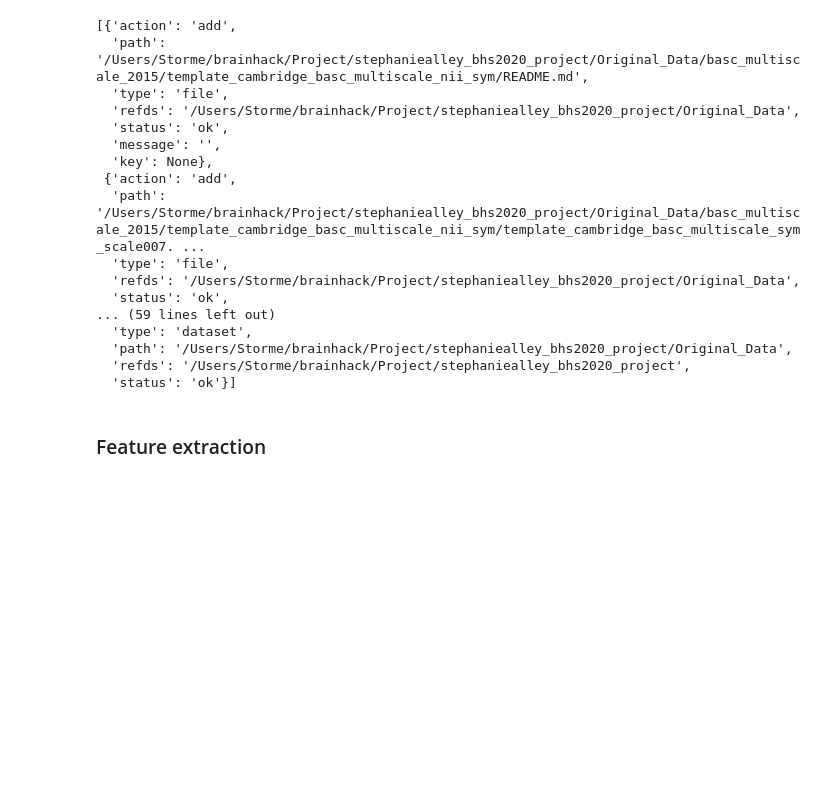
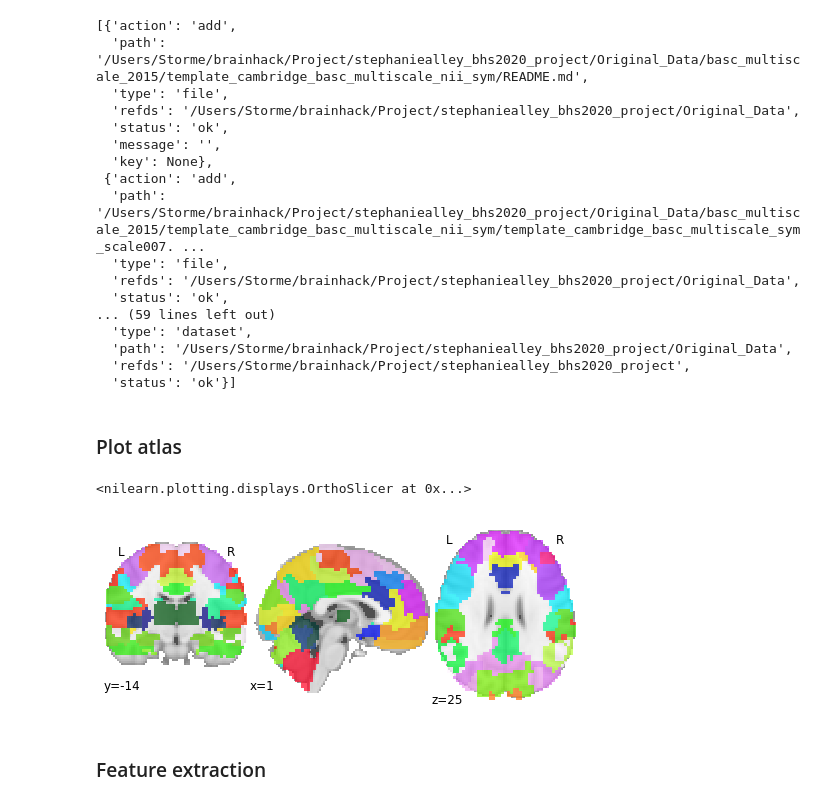
Before and after one commit to brainhack-school2020/stephaniealley_bhs2020_project, a Jupyter notebook: Command_Files/rs-fMRI_age_prediction.ipynb, the cells around one changed output. Saved outputs shown, nothing was run; the diff lists cells and outputs as text; code cells hidden in the pictures; blank space fills up the shorter version.

```diff
--- a/Command_Files/rs-fMRI_age_prediction.ipynb
+++ b/Command_Files/rs-fMRI_age_prediction.ipynb
@@ -58,4 +58,4 @@ api.save(path='../Original_Data', message='Fetch development_fMRI dataset using
 # %%
 # Load atlas with 64 ROIs
 multiscale = datasets.fetch_atlas_basc_multiscale_2015(data_dir='../Original_Data')
-atlas_filename = multiscale.scale064
+atlas_filename_basc = multiscale.scale064
@@ -85,6 +79,15 @@ api.save(path='../Original_Data/basc_multiscale_2015', message='Download BASC mu
   'path': '/Users/Storme/brainhack/Project/stephaniealley_bhs2020_project/Original_Data',
   'refds': '/Users/Storme/brainhack/Project/stephaniealley_bhs2020_project',
   'status': 'ok'}]
+# %% [markdown]
+### Plot atlas
+# %%
+from nilearn import plotting
+
+plotting.plot_roi(atlas_filename_basc, draw_cross=False)
+# %% [output]
+<nilearn.plotting.displays.OrthoSlicer at 0x...>
+[figure, added]
 # %% [markdown]
 ### Feature extraction
 # %%
```
Also changed, not shown: parts of 22 cells of this notebook, 17 other files.
